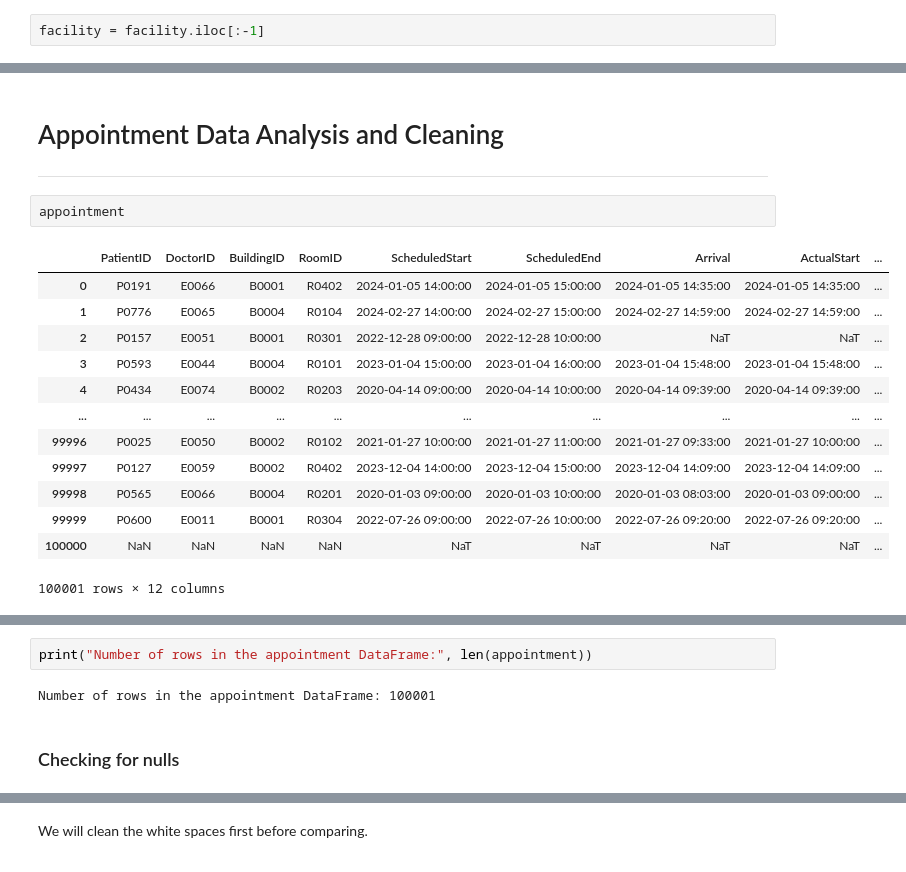
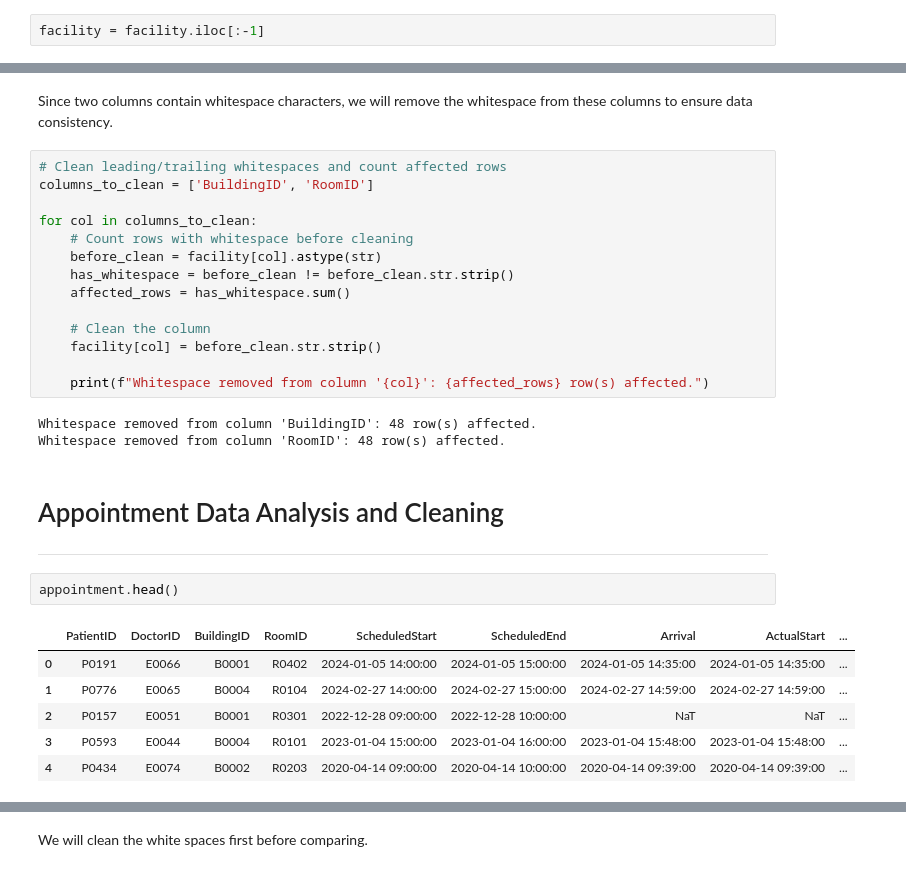
Before and after one commit to ATLAS097/Data-Engineering-CA2, a Jupyter notebook: data_cleaning.ipynb, the cells around one changed output, grey strips where cells are left out. Drawn from its saved outputs; the diff is of its cells as text.

```diff
--- a/data_cleaning.ipynb
+++ b/data_cleaning.ipynb
@@ -214,19 +281,31 @@ There are no null values.
+# %% [markdown]
+Since two columns contain whitespace characters, we will remove the whitespace from these columns to ensure data consistency.
+# %%
+# Clean leading/trailing whitespaces and count affected rows
+columns_to_clean = ['BuildingID', 'RoomID']
+
+for col in columns_to_clean:
+    # Count rows with whitespace before cleaning
+    before_clean = facility[col].astype(str)
+    has_whitespace = before_clean != before_clean.str.strip()
+    affected_rows = has_whitespace.sum()
+
+    # Clean the column
+    facility[col] = before_clean.str.strip()
+
+    print(f"Whitespace removed from column '{col}': {affected_rows} row(s) affected.")
+# %% [output]
+Whitespace removed from column 'BuildingID': 48 row(s) affected.
+Whitespace removed from column 'RoomID': 48 row(s) affected.
 # %% [markdown]
 # Appointment Data Analysis and Cleaning
 ---
 # %%
-appointment
+appointment.head()
 # %% [output]
 |  | PatientID | DoctorID | BuildingID | RoomID | ScheduledStart | ScheduledEnd | Arrival | ActualStart | ... |
 | 0 | P0191 | E0066 | B0001 | R0402 | 2024-01-05 14:00:00 | 2024-01-05 15:00:00 | 2024-01-05 14:35:00 | 2024-01-05 14:35:00 | ... |
 | 1 | P0776 | E0065 | B0004 | R0104 | 2024-02-27 14:00:00 | 2024-02-27 15:00:00 | 2024-02-27 14:59:00 | 2024-02-27 14:59:00 | ... |
 | 2 | P0157 | E0051 | B0001 | R0301 | 2022-12-28 09:00:00 | 2022-12-28 10:00:00 | NaT | NaT | ... |
 | 3 | P0593 | E0044 | B0004 | R0101 | 2023-01-04 15:00:00 | 2023-01-04 16:00:00 | 2023-01-04 15:48:00 | 2023-01-04 15:48:00 | ... |
 | 4 | P0434 | E0074 | B0002 | R0203 | 2020-04-14 09:00:00 | 2020-04-14 10:00:00 | 2020-04-14 09:39:00 | 2020-04-14 09:39:00 | ... |
-| ... | ... | ... | ... | ... | ... | ... | ... | ... | ... |
-| 99996 | P0025 | E0050 | B0002 | R0102 | 2021-01-27 10:00:00 | 2021-01-27 11:00:00 | 2021-01-27 09:33:00 | 2021-01-27 10:00:00 | ... |
-| 99997 | P0127 | E0059 | B0002 | R0402 | 2023-12-04 14:00:00 | 2023-12-04 15:00:00 | 2023-12-04 14:09:00 | 2023-12-04 14:09:00 | ... |
-| 99998 | P0565 | E0066 | B0004 | R0201 | 2020-01-03 09:00:00 | 2020-01-03 10:00:00 | 2020-01-03 08:03:00 | 2020-01-03 09:00:00 | ... |
-| 99999 | P0600 | E0011 | B0001 | R0304 | 2022-07-26 09:00:00 | 2022-07-26 10:00:00 | 2022-07-26 09:20:00 | 2022-07-26 09:20:00 | ... |
-| 100000 | NaN | NaN | NaN | NaN | NaT | NaT | NaT | NaT | ... |
-100001 rows × 12 columns
@@ -234,9 +312,3 @@ Warning: total number of rows (100001) exceeds max_rows (20000). Limiting to fir
-# %%
-print("Number of rows in the appointment DataFrame:", len(appointment))
-# %% [output]
-Number of rows in the appointment DataFrame: 100001
-# %% [markdown]
-### Checking for nulls
 # %%
 appointment.info()
 # %% [output]
```
Also changed, not shown: parts of 128 cells of this notebook.
